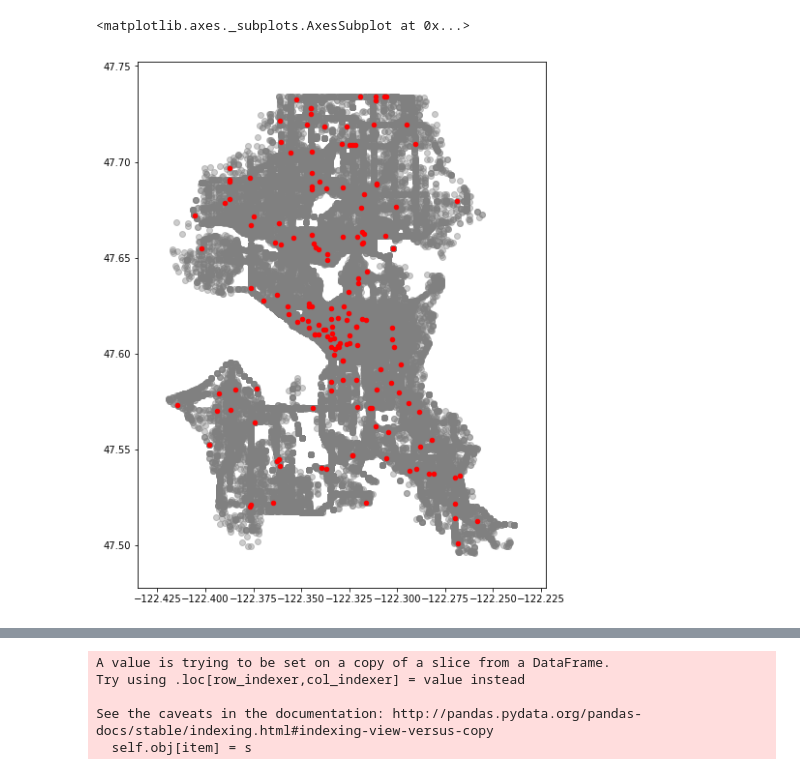
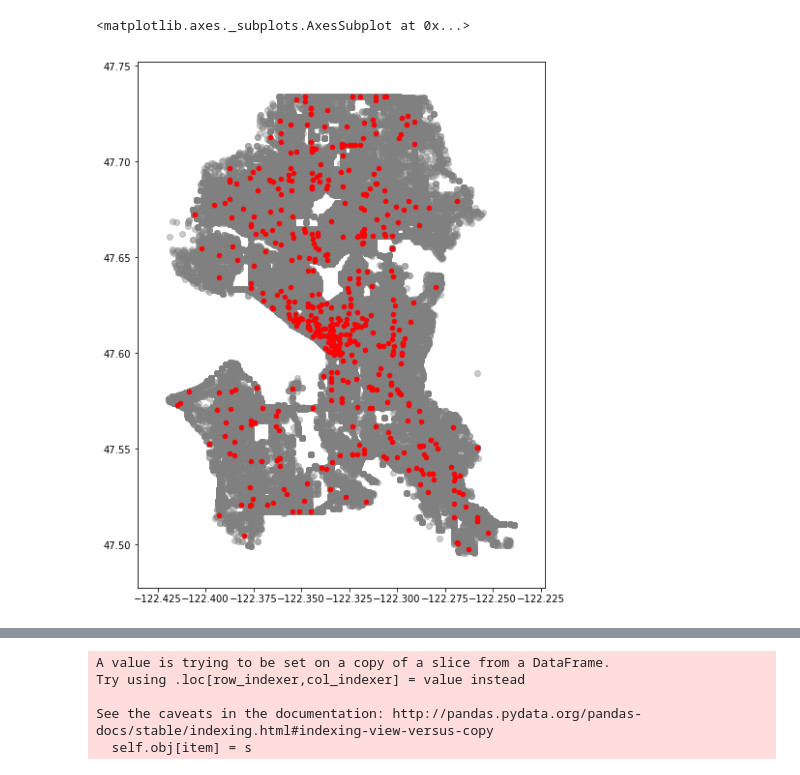
Before and after one commit to gsaidov/capstone, a Jupyter notebook: eda.ipynb, the cells around one changed output, grey strips where cells are left out. Saved outputs shown, nothing was run; the diff lists cells and outputs as text; code cells hidden in the pictures.

```diff
--- a/eda.ipynb
+++ b/eda.ipynb
@@ -11,3 +11,5 @@ from sklearn.metrics import confusion_matrix
 from sklearn.metrics import classification_report
 from sklearn.metrics import roc_curve, auc
 import timeit
+# %%
+df = pd.read_pickle('data/accident.pickle')
@@ -14,8 +36,8 @@ import timeit
 # %%
 fig, ax = plt.subplots(figsize = (8, 10))
-acc.plot(ax = ax, alpha = 0.4, color = 'grey')
-acc[(acc['month'] == 12) & (acc['day']== 31)].plot(ax = ax, markersize =20, color = 'red', marker = 'o', label = 'Collision')
+df.plot(ax = ax, alpha = 0.4, color = 'grey')
+df[(df['month'] == 12) & (df['day']== 31)].plot(ax = ax, markersize =20, color = 'red', marker = 'o', label = 'Collision')
 # %% [output]
 <matplotlib.axes._subplots.AxesSubplot at 0x...>
-[figure, old version]
+[figure, new version]
 # %%
```
Also changed, not shown: parts of 11 cells of this notebook.
